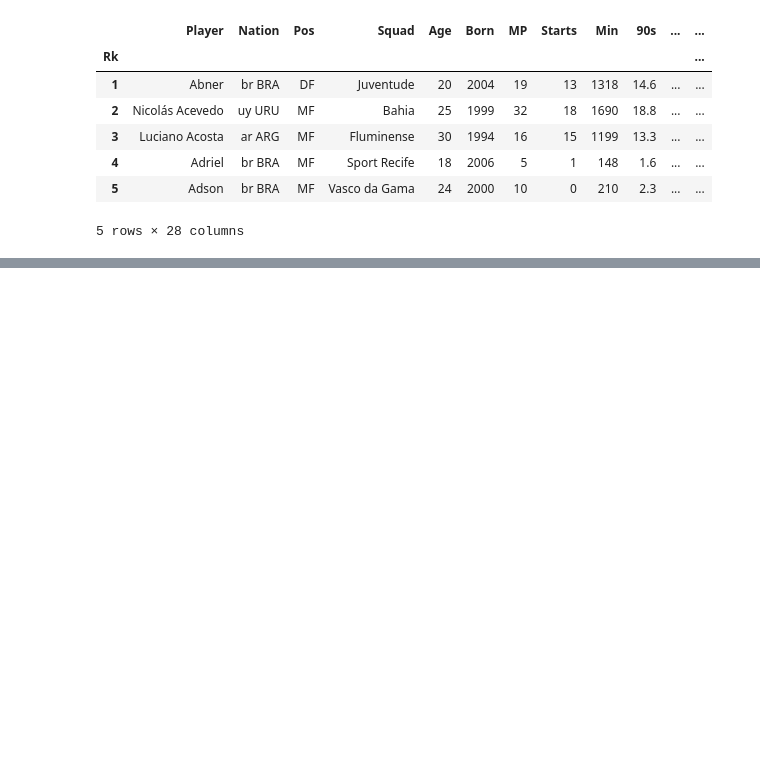
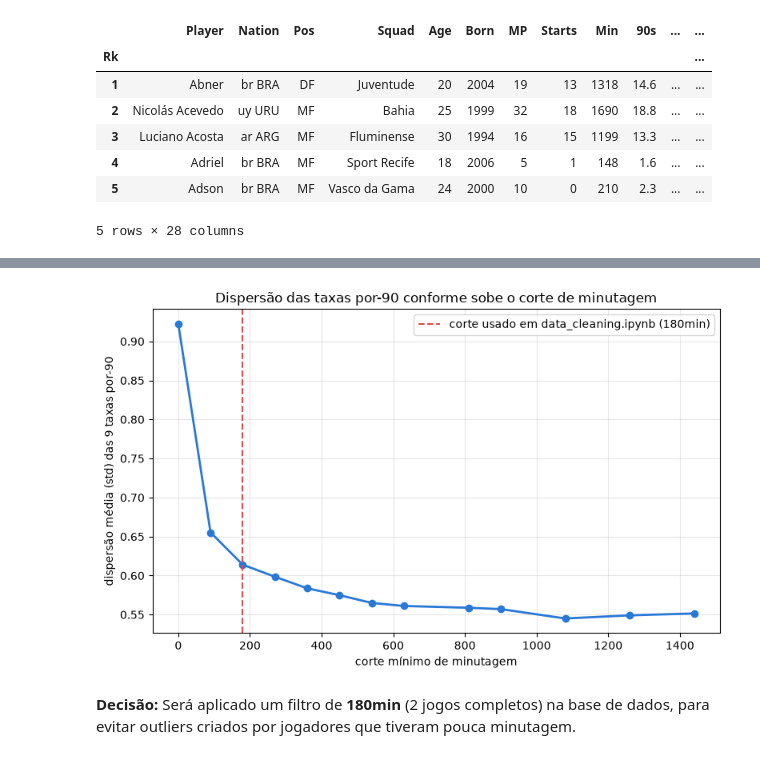
Before and after one commit to yagoschnorr/brasileirao-player-role-classification, a Jupyter notebook: notebooks/eda.ipynb, the cells around one changed output, grey strips where cells are left out. Saved outputs shown, nothing was run; the diff lists cells and outputs as text; code cells hidden in the pictures; blank space fills up the shorter version.

```diff
--- a/notebooks/eda.ipynb
+++ b/notebooks/eda.ipynb
@@ -55,0 +141,16 @@ stats_df.to_csv('..\\data\\player-stats.csv')
+# %%
+thresholds = [0, 90, 180, 270, 360, 450, 540, 630, 810, 900, 1080, 1260, 1440]
+
+dispersao = []
+for t in thresholds:
+    mask = stats_df['Min'] > t
+    dispersao.append({
+        'threshold_min': t,
+        'n_jogadores': int(mask.sum()),
+        'dispersao_media_std': por90.loc[mask, colunas_evento].std().mean(),
+    })
+
+tabela_dispersao = pd.DataFrame(dispersao)
+tabela_dispersao['queda_%'] = (tabela_dispersao['dispersao_media_std'].pct_change() * 100).round(1)
+tabela_dispersao['dispersao_media_std'] = tabela_dispersao['dispersao_media_std'].round(4)
+tabela_dispersao
@@ -55,0 +172,17 @@ stats_df.to_csv('..\\data\\player-stats.csv')
+# %%
+plt.figure(figsize=(8, 5))
+plt.plot(tabela_dispersao['threshold_min'], tabela_dispersao['dispersao_media_std'],
+         marker='o', linewidth=2, color='#2a78d6')
+plt.axvline(180, color='#e34948', linestyle='--', linewidth=1.5,
+            label='corte usado em data_cleaning.ipynb (180min)')
+plt.xlabel('corte mínimo de minutagem')
+plt.ylabel('dispersão média (std) das 9 taxas por-90')
+plt.title('Dispersão das taxas por-90 conforme sobe o corte de minutagem')
+plt.legend()
+plt.grid(alpha=0.3)
+plt.tight_layout()
+plt.show()
+# %% [output]
+[figure, added]
+# %% [markdown]
+**Decisão:** Será aplicado um filtro de **180min** (2 jogos completos) na base de dados, para evitar outliers criados por jogadores que tiveram pouca minutagem.
```
Also changed, not shown: parts of 19 cells of this notebook.
